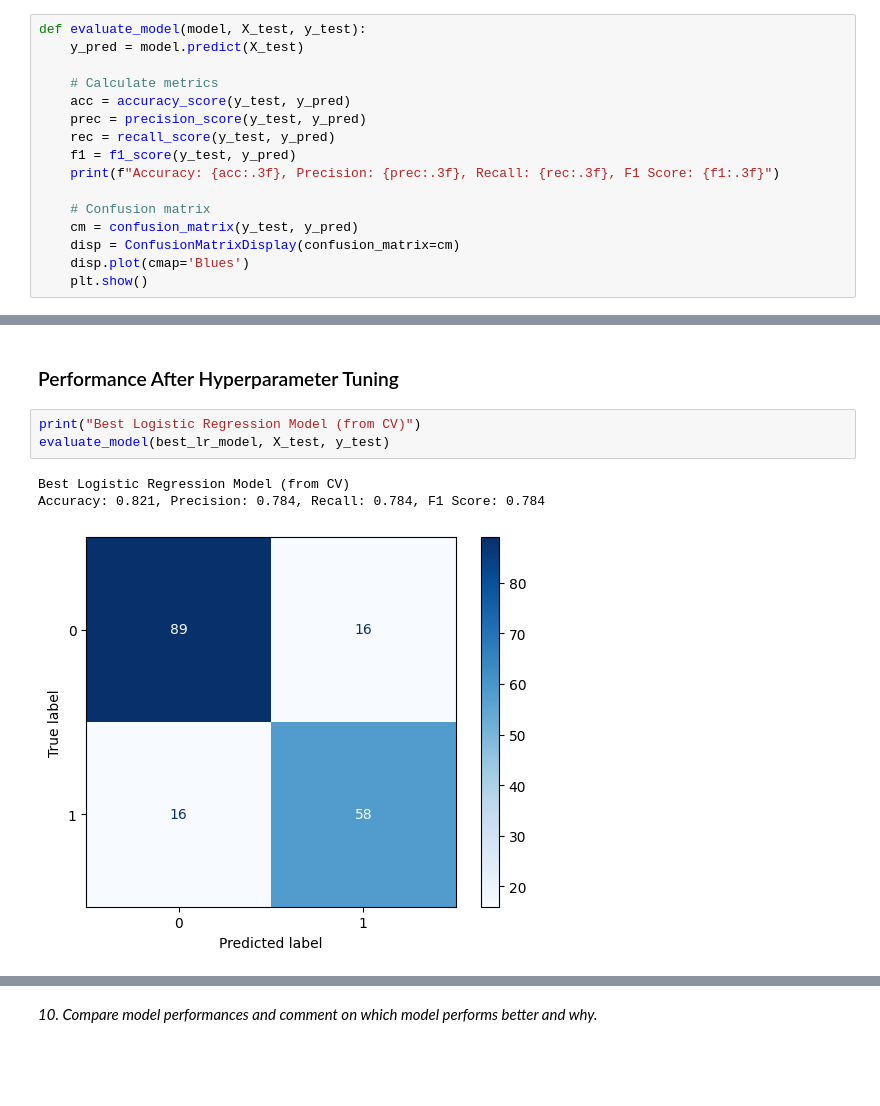
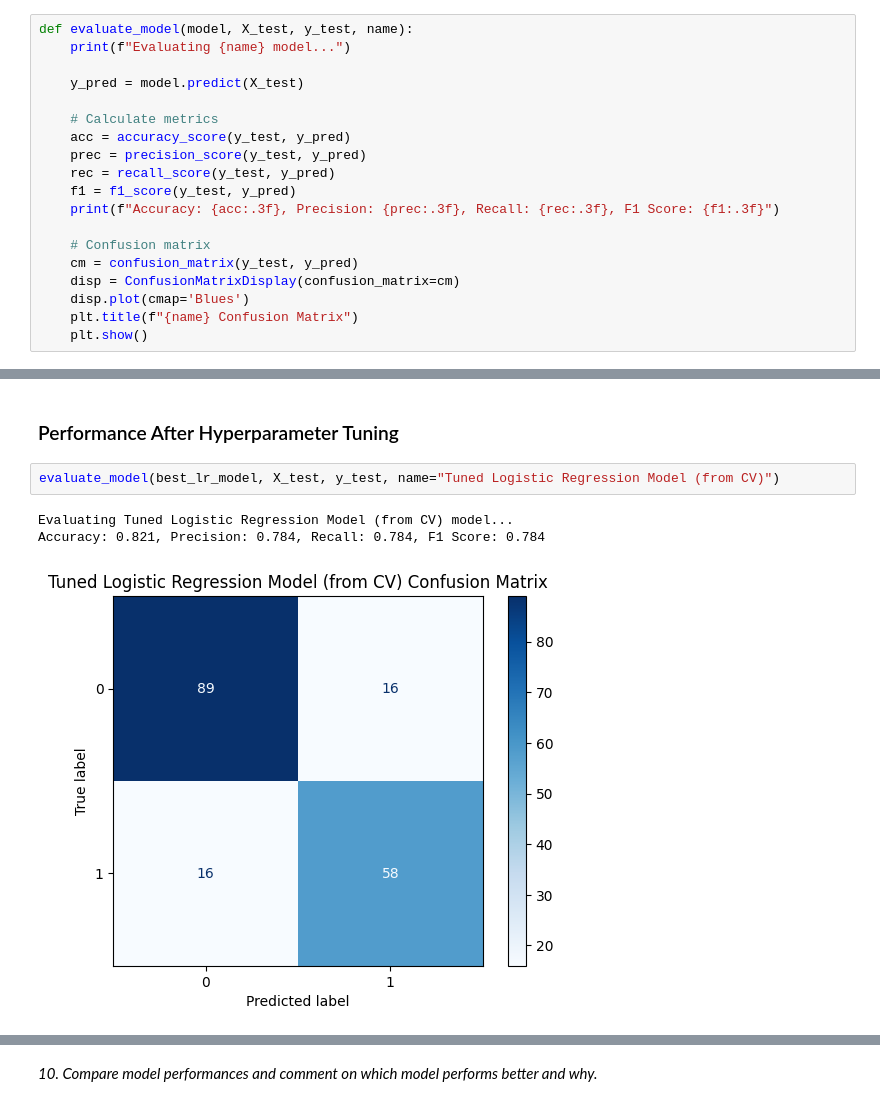
Before and after one commit to andrianllmm/ds100-ws2, a Jupyter notebook: notebooks/notebook.ipynb, the cells around one changed output, grey strips where cells are left out. Drawn from its saved outputs; the diff is of its cells as text; blank space fills up the shorter version.

```diff
--- a/notebooks/notebook.ipynb
+++ b/notebooks/notebook.ipynb
@@ -437,7 +458,9 @@ Best F1 score: 0.7715268545604005
 # %% [markdown]
 *9. Create at least one visualization: a confusion matrix heatmap or ROC curve.*
 # %%
-def evaluate_model(model, X_test, y_test):
+def evaluate_model(model, X_test, y_test, name):
+    print(f"Evaluating {name} model...")
+
     y_pred = model.predict(X_test)
 
     # Calculate metrics
@@ -451,6 +474,7 @@ def evaluate_model(model, X_test, y_test):
     cm = confusion_matrix(y_test, y_pred)
     disp = ConfusionMatrixDisplay(confusion_matrix=cm)
     disp.plot(cmap='Blues')
+    plt.title(f"{name} Confusion Matrix")
     plt.show()
 # %% [markdown]
 ### Performance of Default Models
@@ -471,10 +493,9 @@ Accuracy: 0.816, Precision: 0.781, Recall: 0.770, F1 Score: 0.776
 # %% [markdown]
 ### Performance After Hyperparameter Tuning
 # %%
-print("Best Logistic Regression Model (from CV)")
-evaluate_model(best_lr_model, X_test, y_test)
+evaluate_model(best_lr_model, X_test, y_test, name="Tuned Logistic Regression Model (from CV)")
 # %% [output]
-Best Logistic Regression Model (from CV)
+Evaluating Tuned Logistic Regression Model (from CV) model...
 Accuracy: 0.821, Precision: 0.784, Recall: 0.784, F1 Score: 0.784
-[figure, old version]
+[figure, new version]
 # %%
```
Also changed, not shown: parts of 16 cells of this notebook, 2 other files.
